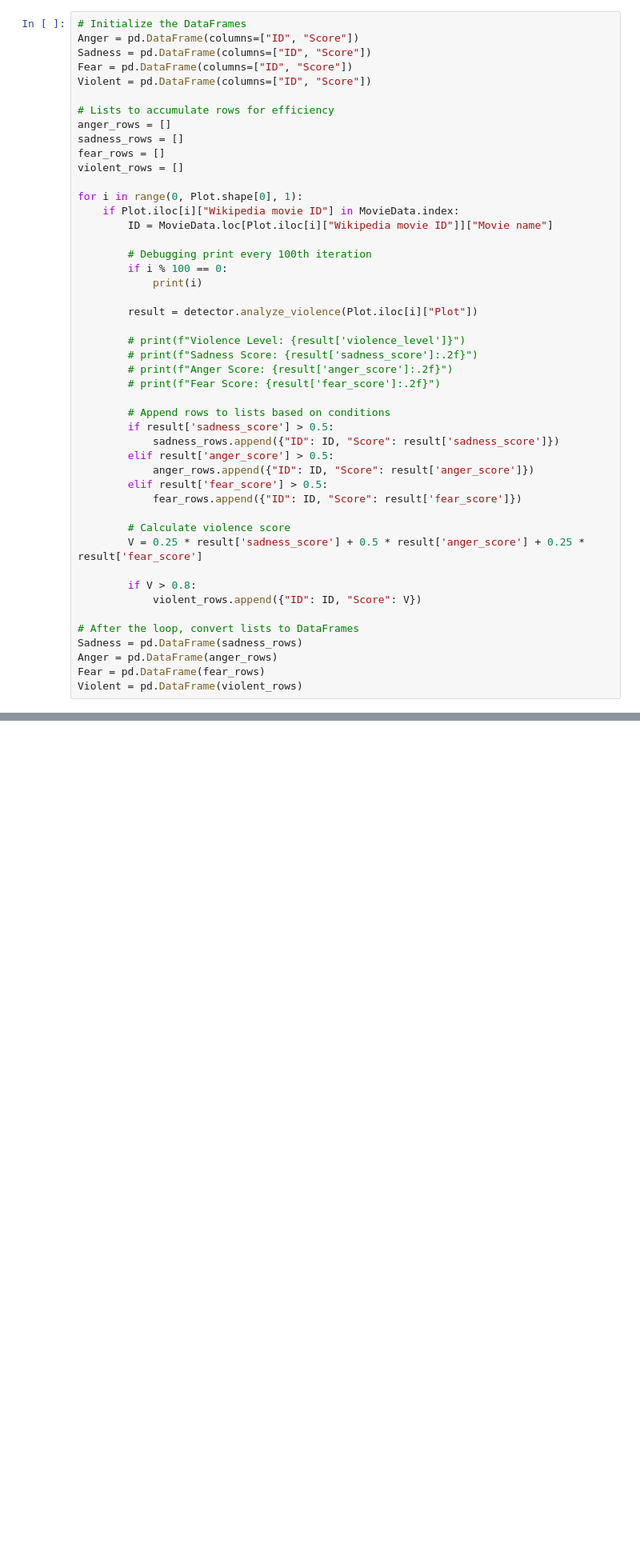
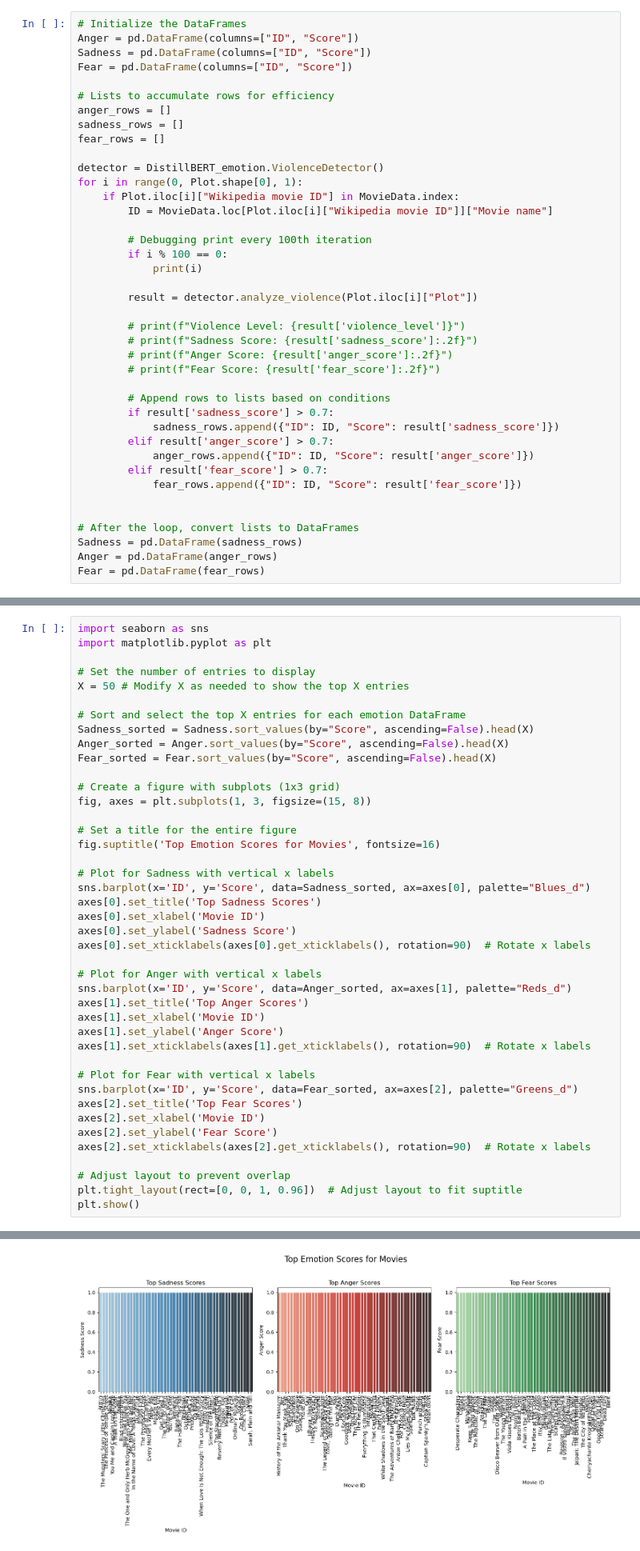
Before and after one commit to epfl-ada/ada-2024-project-alligatorsdontapologize24, a Jupyter notebook: src/Sentiment_analysis.ipynb, the cells around one changed output, grey strips where cells are left out. Shown at 80% size. Saved outputs shown, nothing was run; the diff lists cells and outputs as text; blank space fills up the shorter version.

Commit message:
add result

```diff
--- a/src/Sentiment_analysis.ipynb
+++ b/src/Sentiment_analysis.ipynb
@@ -284,14 +284,13 @@ import DistillBERT_emotion
 Anger = pd.DataFrame(columns=["ID", "Score"])
 Sadness = pd.DataFrame(columns=["ID", "Score"])
 Fear = pd.DataFrame(columns=["ID", "Score"])
-Violent = pd.DataFrame(columns=["ID", "Score"])
 
 # Lists to accumulate rows for efficiency
 anger_rows = []
 sadness_rows = []
 fear_rows = []
-violent_rows = []
 
+detector = DistillBERT_emotion.ViolenceDetector()
 for i in range(0, Plot.shape[0], 1):
     if Plot.iloc[i]["Wikipedia movie ID"] in MovieData.index:
         ID = MovieData.loc[Plot.iloc[i]["Wikipedia movie ID"]]["Movie name"]
@@ -308,22 +307,16 @@ for i in range(0, Plot.shape[0], 1):
         # print(f"Fear Score: {result['fear_score']:.2f}")
 
         # Append rows to lists based on conditions
-        if result['sadness_score'] > 0.5:
+        if result['sadness_score'] > 0.7:
             sadness_rows.append({"ID": ID, "Score": result['sadness_score']})
-        elif result['anger_score'] > 0.5:
+        elif result['anger_score'] > 0.7:
             anger_rows.append({"ID": ID, "Score": result['anger_score']})
-        elif result['fear_score'] > 0.5:
+        elif result['fear_score'] > 0.7:
             fear_rows.append({"ID": ID, "Score": result['fear_score']})
 
-        # Calculate violence score
-        V = 0.25 * result['sadness_score'] + 0.5 * result['anger_score'] + 0.25 * result['fear_score']
-
-        if V > 0.8:
-            violent_rows.append({"ID": ID, "Score": V})
 
 # After the loop, convert lists to DataFrames
 Sadness = pd.DataFrame(sadness_rows)
 Anger = pd.DataFrame(anger_rows)
 Fear = pd.DataFrame(fear_rows)
-Violent = pd.DataFrame(violent_rows)
 # %% [output]
@@ -410,0 +346,43 @@ Violent.to_csv('Violent.csv')
+# %%
+import seaborn as sns
+import matplotlib.pyplot as plt
+
+# Set the number of entries to display
+X = 50 # Modify X as needed to show the top X entries
+
+# Sort and select the top X entries for each emotion DataFrame
+Sadness_sorted = Sadness.sort_values(by="Score", ascending=False).head(X)
+Anger_sorted = Anger.sort_values(by="Score", ascending=False).head(X)
+Fear_sorted = Fear.sort_values(by="Score", ascending=False).head(X)
+
+# Create a figure with subplots (1x3 grid)
+fig, axes = plt.subplots(1, 3, figsize=(15, 8))
+
+# Set a title for the entire figure
+fig.suptitle('Top Emotion Scores for Movies', fontsize=16)
+
+# Plot for Sadness with vertical x labels
+sns.barplot(x='ID', y='Score', data=Sadness_sorted, ax=axes[0], palette="Blues_d")
+axes[0].set_title('Top Sadness Scores')
+axes[0].set_xlabel('Movie ID')
+axes[0].set_ylabel('Sadness Score')
+axes[0].set_xticklabels(axes[0].get_xticklabels(), rotation=90)  # Rotate x labels
+
+# Plot for Anger with vertical x labels
+sns.barplot(x='ID', y='Score', data=Anger_sorted, ax=axes[1], palette="Reds_d")
+axes[1].set_title('Top Anger Scores')
+axes[1].set_xlabel('Movie ID')
+axes[1].set_ylabel('Anger Score')
+axes[1].set_xticklabels(axes[1].get_xticklabels(), rotation=90)  # Rotate x labels
+
+# Plot for Fear with vertical x labels
+sns.barplot(x='ID', y='Score', data=Fear_sorted, ax=axes[2], palette="Greens_d")
+axes[2].set_title('Top Fear Scores')
+axes[2].set_xlabel('Movie ID')
+axes[2].set_ylabel('Fear Score')
+axes[2].set_xticklabels(axes[2].get_xticklabels(), rotation=90)  # Rotate x labels
+
+# Adjust layout to prevent overlap
+plt.tight_layout(rect=[0, 0, 1, 0.96])  # Adjust layout to fit suptitle
+plt.show()
+# %% [output]
@@ -410,0 +400 @@ Violent.to_csv('Violent.csv')
+[figure, new version]
```
Also changed, not shown: parts of 6 cells of this notebook, 7 other files.
